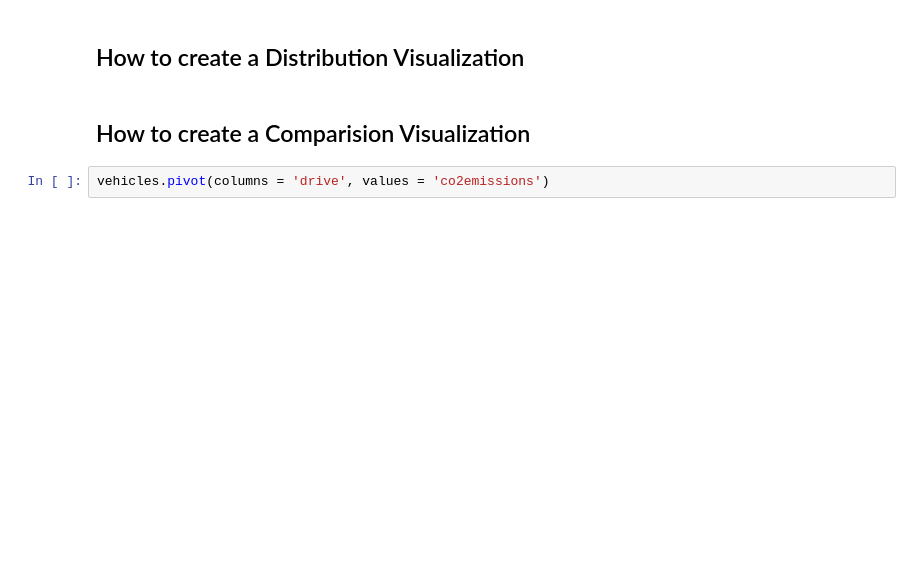
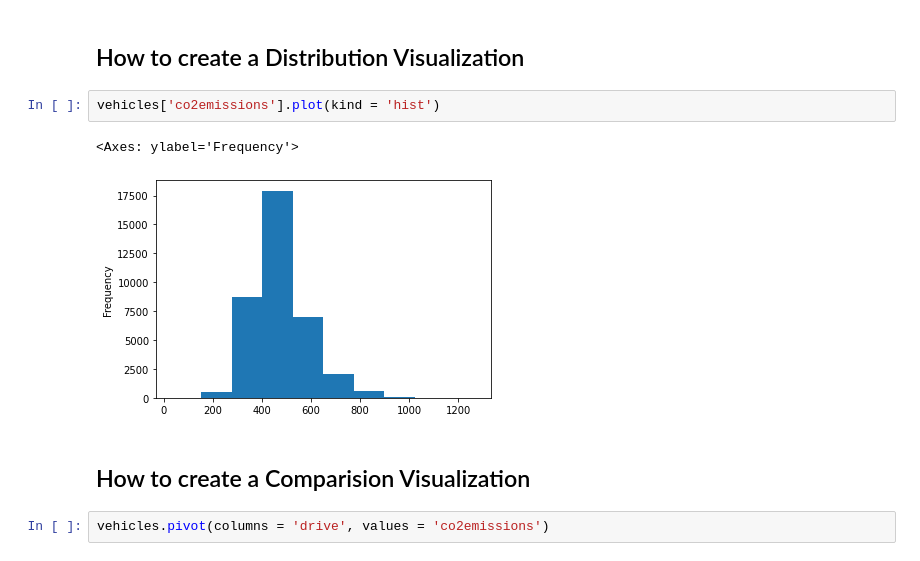
Before and after one commit to davidedesi/profile, a Jupyter notebook: data_science_projects/Ex_Files_ML_with_Python_Foundations/Exercise Files/03/03_04b.ipynb, the cells around one changed output. Cells and saved outputs as stored; diff of their text form; blank space fills up the shorter version.

```diff
--- a/data_science_projects/Ex_Files_ML_with_Python_Foundations/Exercise Files/03/03_04b.ipynb
+++ b/data_science_projects/Ex_Files_ML_with_Python_Foundations/Exercise Files/03/03_04b.ipynb
@@ -21,5 +33,10 @@ vehicles.head()
 # %% [markdown]
 ## How to create a Distribution Visualization
+# %%
+vehicles['co2emissions'].plot(kind = 'hist')
+# %% [output]
+<Axes: ylabel='Frequency'>
+[figure, added]
 # %% [markdown]
 ## How to create a Comparision Visualization
 # %%
```
Also changed, not shown: parts of 7 cells of this notebook, 2 other files.
